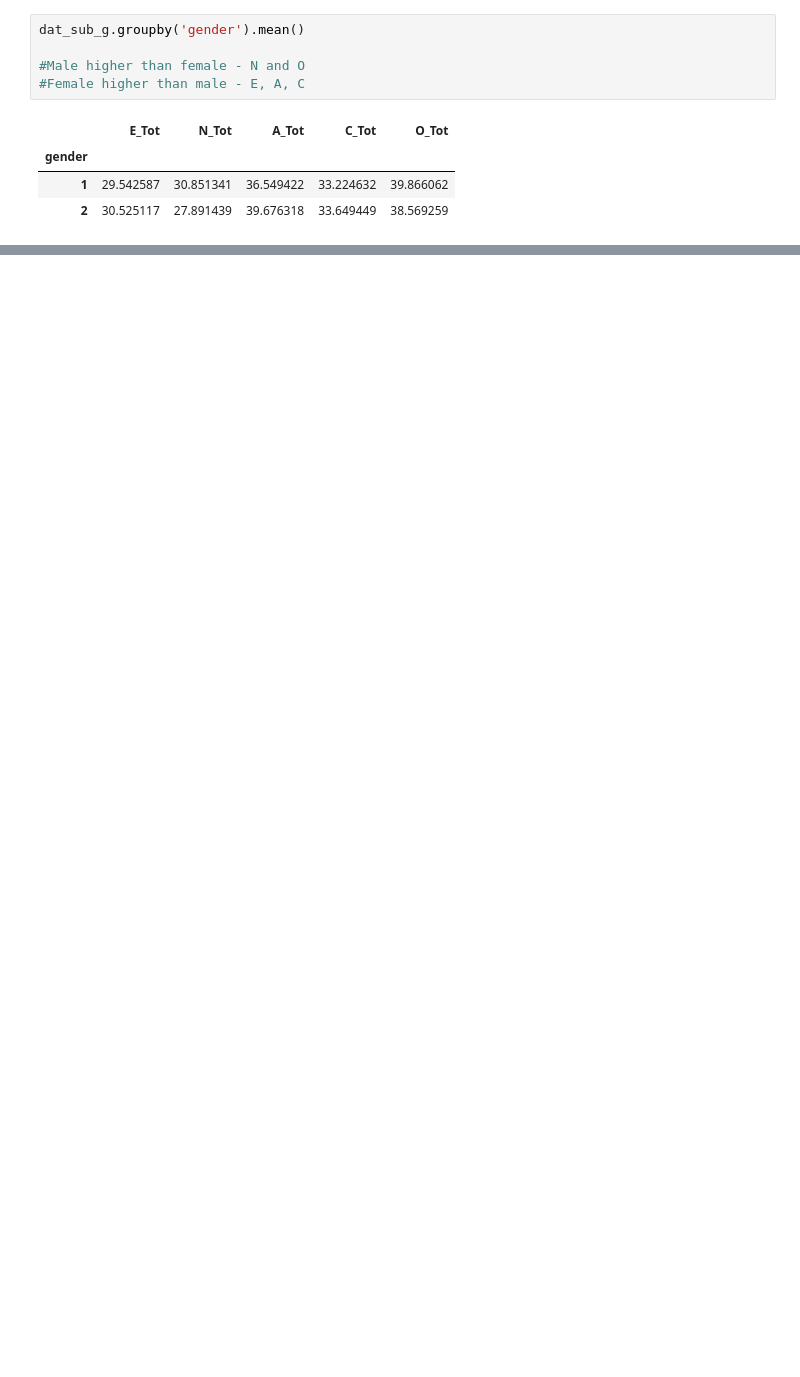
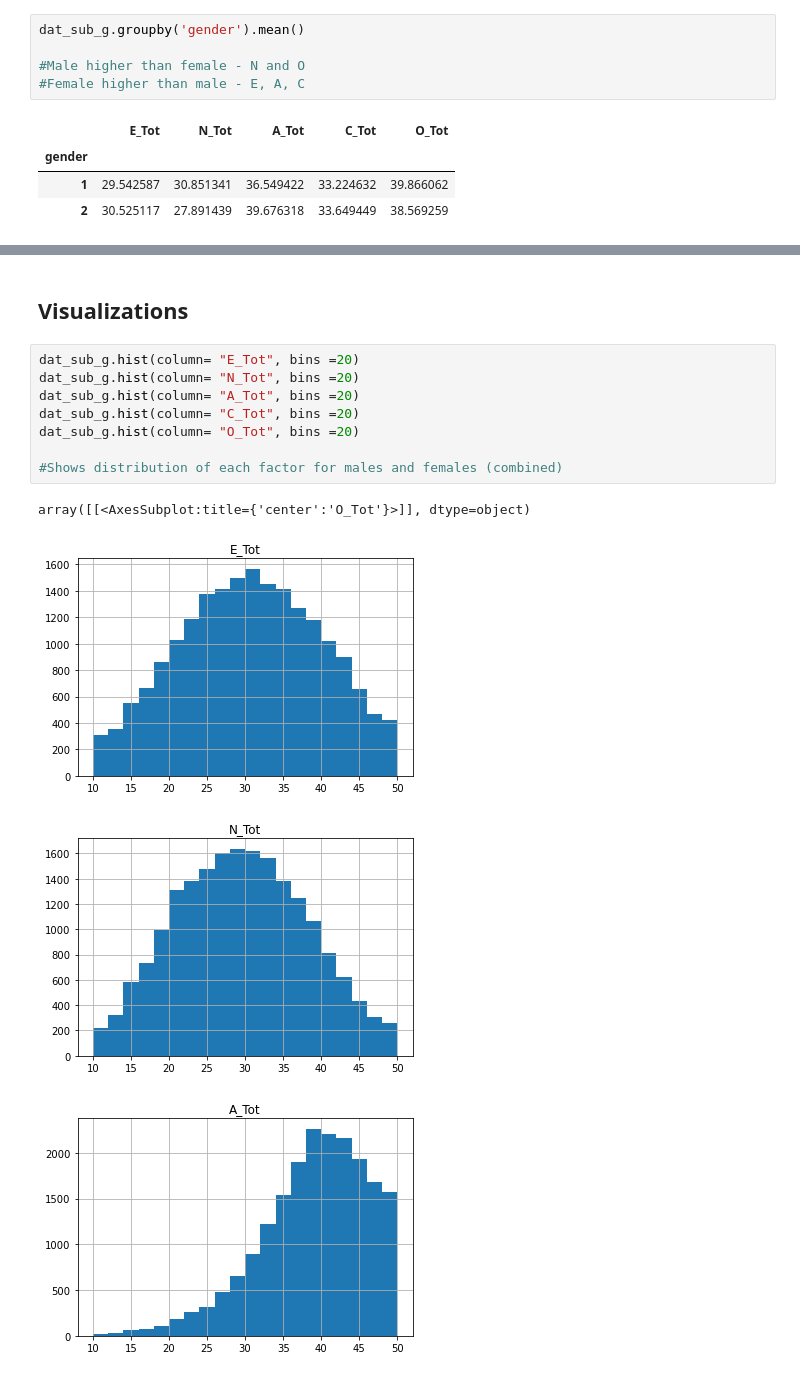
Before and after one commit to ubco-W2022T1-cosc301/project-group23, a Jupyter notebook: notebooks/analysis2.ipynb, the cells around one changed output, grey strips where cells are left out. Drawn from its saved outputs; the diff is of its cells as text; blank space fills up the shorter version.

```diff
--- a/notebooks/analysis2.ipynb
+++ b/notebooks/analysis2.ipynb
@@ -410,0 +523,15 @@ Ttest_indResult(statistic=array([        -inf,  -7.29433136,  23.6443449 , -30.0
+# %% [markdown]
+## Visualizations
+# %%
+dat_sub_g.hist(column= "E_Tot", bins =20)
+dat_sub_g.hist(column= "N_Tot", bins =20)
+dat_sub_g.hist(column= "A_Tot", bins =20)
+dat_sub_g.hist(column= "C_Tot", bins =20)
+dat_sub_g.hist(column= "O_Tot", bins =20)
+
+#Shows distribution of each factor for males and females (combined)
+# %% [output]
+array([[<AxesSubplot:title={'center':'O_Tot'}>]], dtype=object)
+[figure, added]
+[figure, added]
+[figure, added]
```
Also changed, not shown: parts of 54 cells of this notebook.
